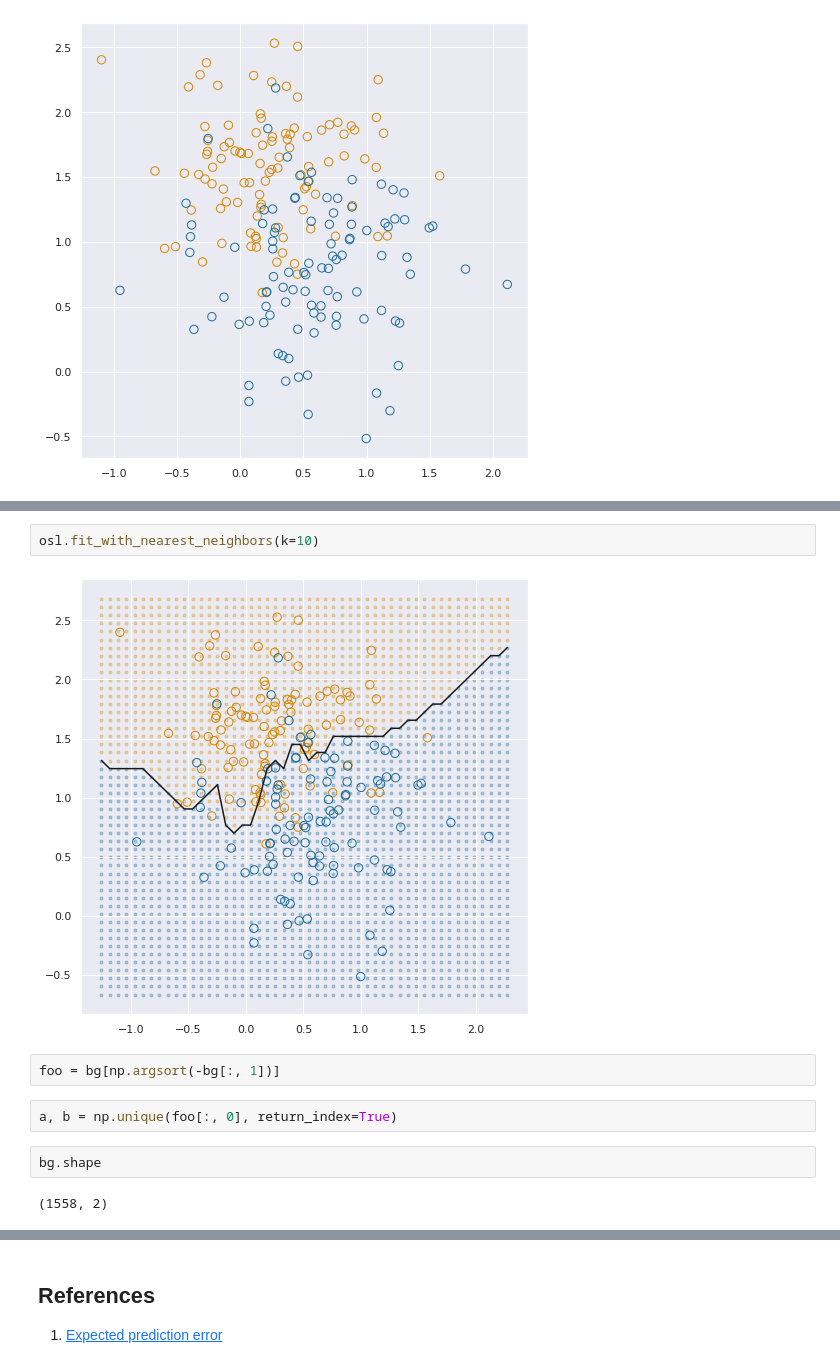
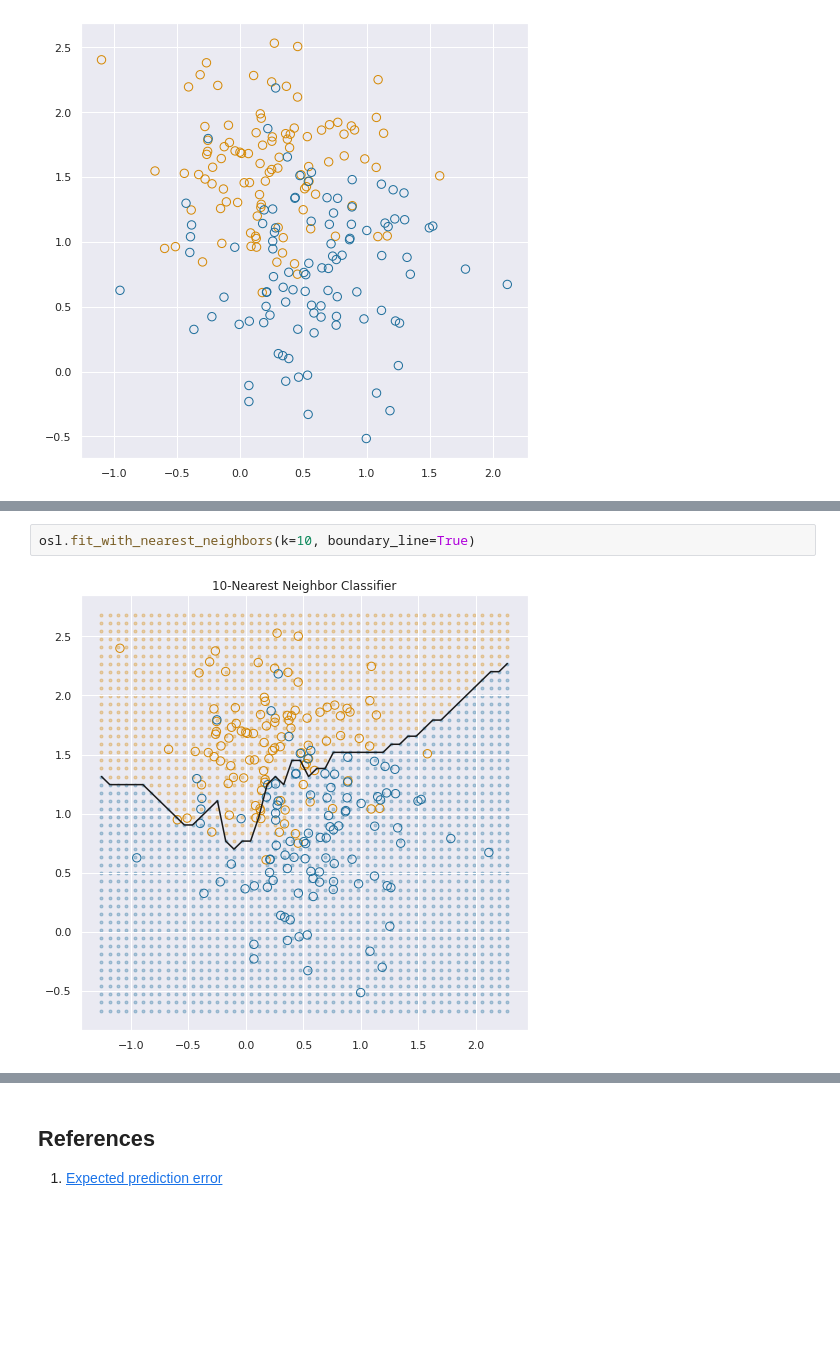
Before and after one commit to oceanumeric/ESL, a Jupyter notebook: ch2/Ch2.ipynb, the cells around one changed output, grey strips where cells are left out. Cells and saved outputs as stored; diff of their text form; blank space fills up the shorter version.

```diff
--- a/ch2/Ch2.ipynb
+++ b/ch2/Ch2.ipynb
@@ -51,12 +51,4 @@ The estimated coefficents are [ 0.00959921 -0.20271151  0.48865941]
 # %%
-osl.fit_with_nearest_neighbors(k=10)
+osl.fit_with_nearest_neighbors(k=10, boundary_line=True)
 # %% [output]
-[figure, old version]
+[figure, new version]
-# %%
-foo = bg[np.argsort(-bg[:, 1])]
-# %%
-a, b = np.unique(foo[:, 0], return_index=True)
-# %%
-bg.shape
-# %% [output]
-(1558, 2)
```
Also changed, not shown: parts of 4 cells of this notebook, 2 other files.
